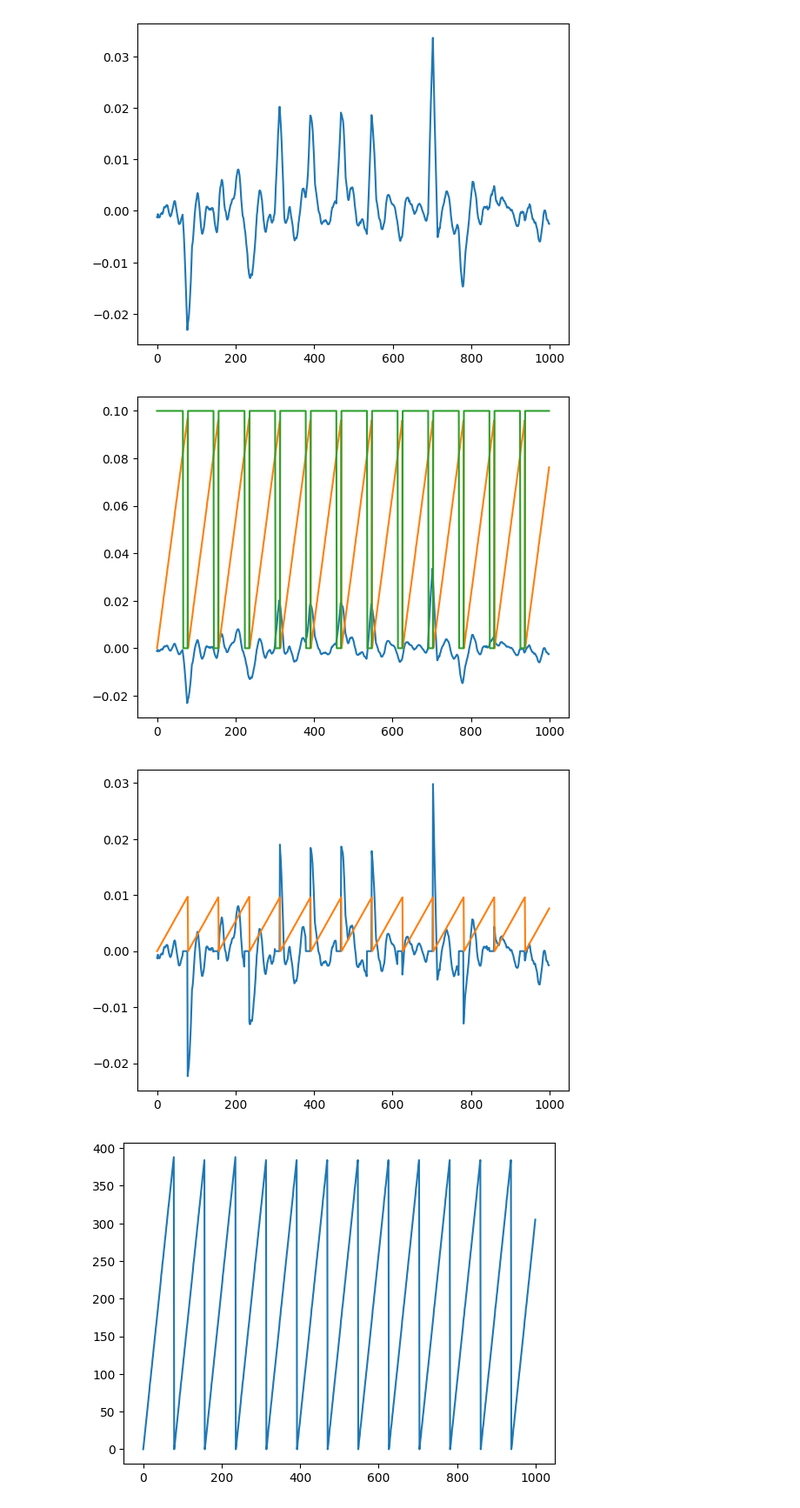
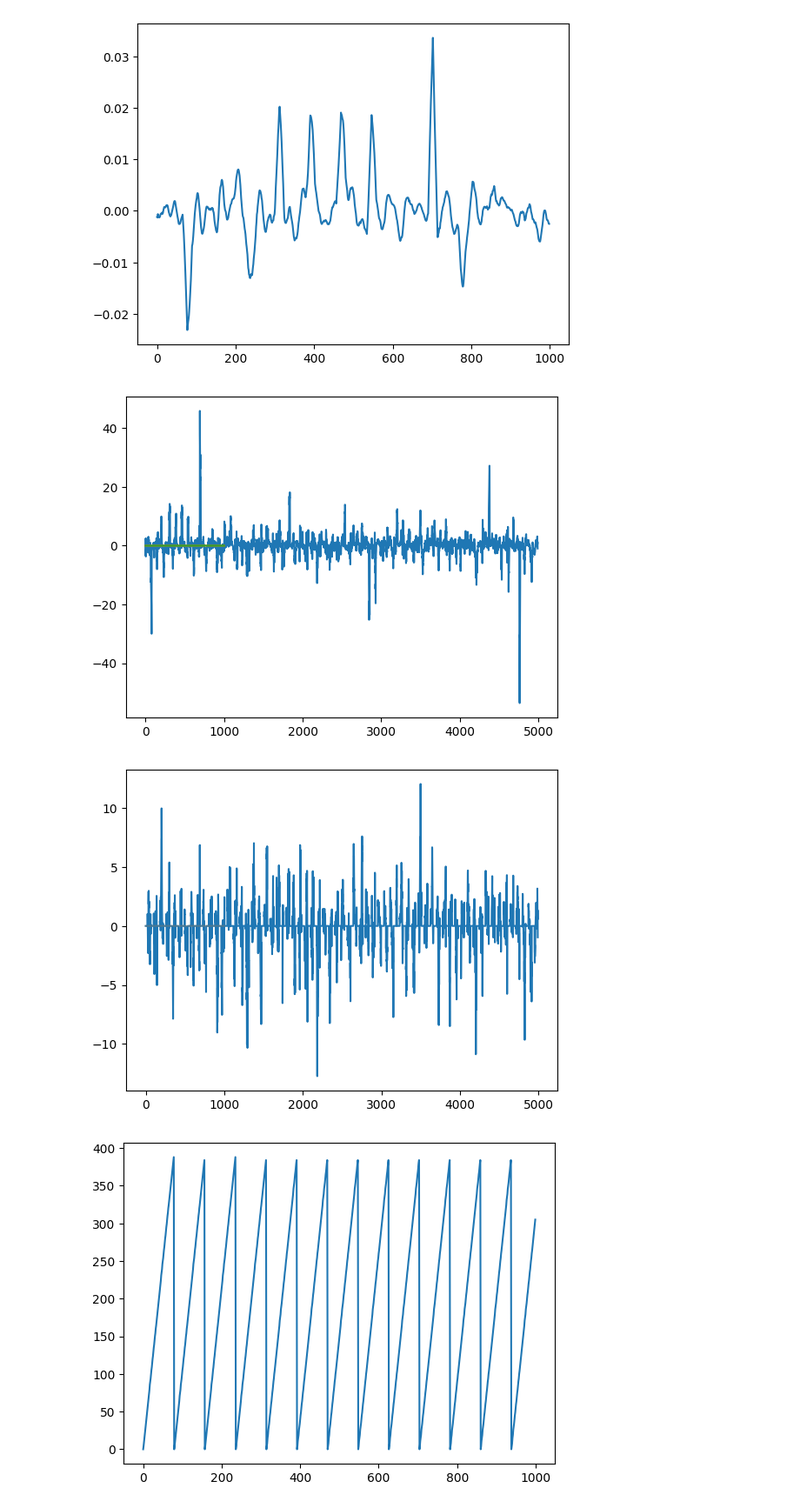
Before and after one commit to Logan-Kelsch/Structural_Regression, a Jupyter notebook: src/dev.ipynb, the cells around one changed output. Shown at 87% size. Cells and saved outputs as stored; diff of their text form; code cells hidden in the pictures.

```diff
--- a/src/dev.ipynb
+++ b/src/dev.ipynb
@@ -3101,8 +3299,25 @@ KeyboardInterrupt:
 # %%
+from importlib import reload
+import ep_wrap as ep
+import evaluation as _E
+import visualization as _V
+import initialization as _I
+import reproduction as _R
+import numpy as np
+import utility as _util
+import matplotlib.pyplot as plt
+from copy import deepcopy
+import transform_ops as _OPS
+
+reload(_E)
+reload(ep)
+reload(_I)
+
 nz_scores = []
 scores = 0
 zeros = 0
 i=0
+G=None
 while len(nz_scores) < 100:
     initialization_kwargs = {
             "structure"   : 'Intraday',
@@ -3126,12 +3341,11 @@ while len(nz_scores) < 100:
             "t_vec"    : 'Close',
             "t_mode"   : 'AD',
             "emission" : [
-    {"ID": 3, "x": "tvec", "delta1": 12, "min_count": 2},             # future-aligned avg volume
+    {"ID": 5, "alpha": "tvec", "offset": False},                 # P[t+off] - P[t]
     {"ID": "divide"},
-    {"ID": 3, "x": "tvec", "offset": False, "delta1": 12, "min_count": 2},  # current avg volume
-    {"ID": 5, "alpha": 1.0},                                          # (future/current) - 1
+    {"ID": 18, "x": "tvec", "offset": False, "delta1": 24, "min_count": 2},  # STD over last ~2h
 ],
-            "AD_cond"  : ('gt', 0),
+            "AD_cond"  : ('gt', 3),
         }
 
     logwalker_kwargs = {
@@ -3146,16 +3360,16 @@ while len(nz_scores) < 100:
         }
     X, G, evaluation = ep.evolve_population(
             G=G,
-            iterations=0,
+            iterations=2,
             early_stop=0.1,
             initialization_kwargs=initialization_kwargs,
             solver_kwargs=solver_kwargs,
-            chunk_num=chunk_num
+            chunk_num=0
         )
     instantiation_stats = _I.instantiate_from_ops_chunked_intraday(
             X,
             transform_ops=_OPS,
-            chunk_num=chunk_num,
+            chunk_num=1,
             chunk_B=8,
         )
 
@@ -3163,7 +3377,7 @@ while len(nz_scores) < 100:
             print('generating null bank... ', end='')
             null_context, null_build_details = _E.build_opg_null_bank_fast(
                 population=X,
-                chunk_num=chunk_num,
+                chunk_num=1,
                 solver_kwargs=solver_kwargs,
                 solver_class=_E.Solver,
                 n_sims=10000,
@@ -3258,16 +3499,16 @@ plt.plot(null_context['raw_emission'][1:1000])
 [<matplotlib.lines.Line2D at 0x...>]
 [figure]
 # %%
-plt.plot(null_context['raw_emission'][1:1000])
-plt.plot(X._X_inst[5100:6100, 5]/4000)
-plt.plot(null_context['evaluation_mask'][:1000]/10)
+plt.plot(null_context['raw_emission'][1:])
+plt.plot(X._X_inst[5100:6100, 5]/40000)
+plt.plot(null_context['evaluation_mask'][:1000]/100)
 plt.show()
-plt.plot(null_context['raw_emission'][1:1000]*null_context['evaluation_mask'][1:1000])
-plt.plot(X._X_inst[5100:6100, 5]/40000)
+plt.plot(null_context['raw_emission'][:]*null_context['evaluation_mask'][:])
+plt.plot(X._X_inst[5100:6100, 5]/40000, alpha=0.2)
 plt.show()
 # %% [output]
-[figure, old version]
+[figure, new version]
-[figure, old version]
+[figure, new version]
 # %%
 plt.plot(X._X_inst[5100:6100, 5])
 plt.show()
```
Also changed, not shown: parts of 34 cells of this notebook, 4 other files.
